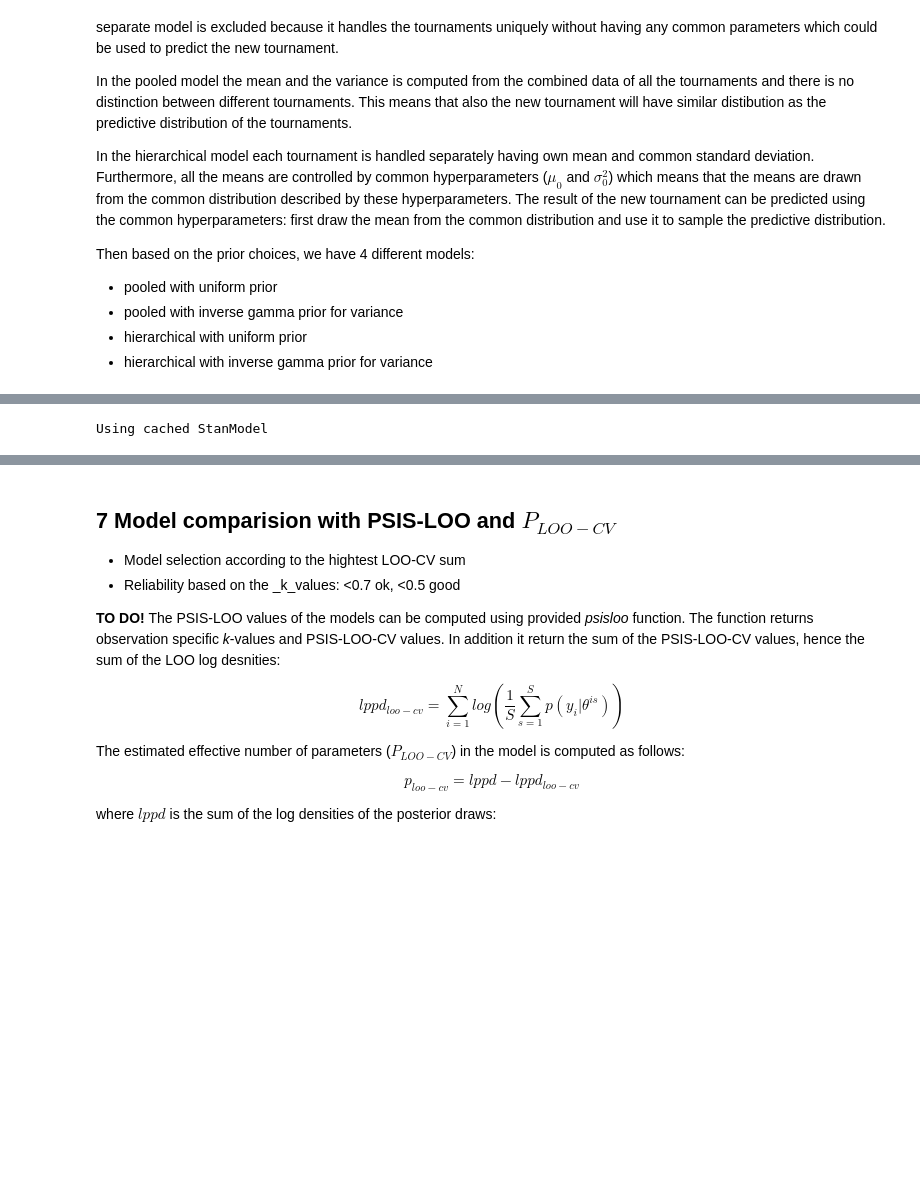
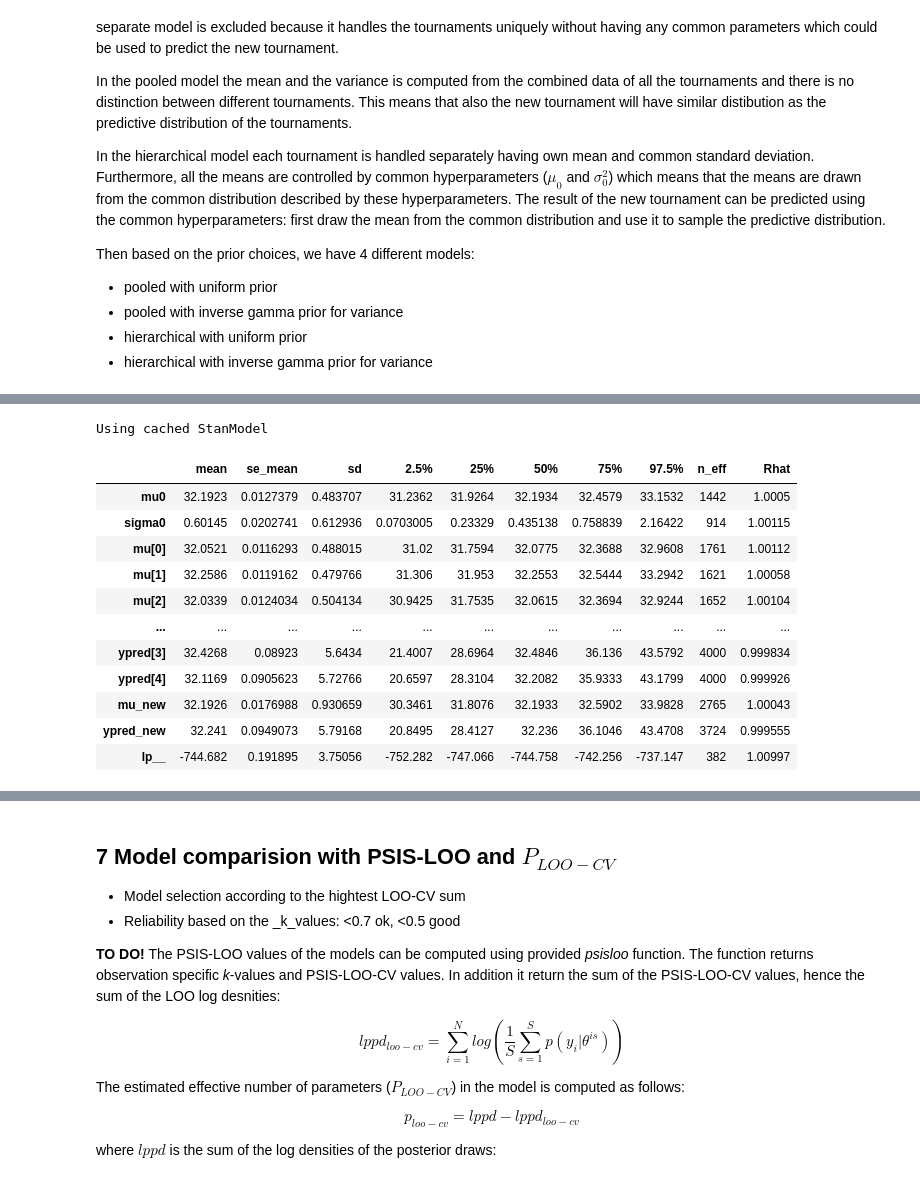
Before and after one commit to fuksi/bda_project_2018, a Jupyter notebook: notebook/BWF Badminton.ipynb, the cells around one changed output, grey strips where cells are left out. Cells and saved outputs as stored; diff of their text form; code cells hidden in the pictures; blank space fills up the shorter version.

```diff
--- a/notebook/BWF Badminton.ipynb
+++ b/notebook/BWF Badminton.ipynb
@@ -183,4 +331,18 @@ INFO:pystan:COMPILING THE C++ CODE FOR MODEL anon_model_fa6169eb72725ff16af37d26
 # %%
-hier_uni_df, hier_uni_fit = compute_model(r'stan_code/hier_uniform_prior.stan', hierarchical_data_model)
+# Fit hierarchical uniform model
+hier_uni_df, hier_uni_fit = compute_model(r'stan_code/hier_uniform_prior.stan', hierarchical_data_model, adapt_delta=0.96)
+print_compact_fit(hier_uni_df)
 # %% [output]
 Using cached StanModel
+|  | mean | se_mean | sd | 2.5% | 25% | 50% | 75% | 97.5% | n_eff | Rhat |
+| mu0 | 32.1923 | 0.0127379 | 0.483707 | 31.2362 | 31.9264 | 32.1934 | 32.4579 | 33.1532 | 1442 | 1.0005 |
+| sigma0 | 0.60145 | 0.0202741 | 0.612936 | 0.0703005 | 0.23329 | 0.435138 | 0.758839 | 2.16422 | 914 | 1.00115 |
+| mu[0] | 32.0521 | 0.0116293 | 0.488015 | 31.02 | 31.7594 | 32.0775 | 32.3688 | 32.9608 | 1761 | 1.00112 |
+| mu[1] | 32.2586 | 0.0119162 | 0.479766 | 31.306 | 31.953 | 32.2553 | 32.5444 | 33.2942 | 1621 | 1.00058 |
+| mu[2] | 32.0339 | 0.0124034 | 0.504134 | 30.9425 | 31.7535 | 32.0615 | 32.3694 | 32.9244 | 1652 | 1.00104 |
+| ... | ... | ... | ... | ... | ... | ... | ... | ... | ... | ... |
+| ypred[3] | 32.4268 | 0.08923 | 5.6434 | 21.4007 | 28.6964 | 32.4846 | 36.136 | 43.5792 | 4000 | 0.999834 |
+| ypred[4] | 32.1169 | 0.0905623 | 5.72766 | 20.6597 | 28.3104 | 32.2082 | 35.9333 | 43.1799 | 4000 | 0.999926 |
+| mu_new | 32.1926 | 0.0176988 | 0.930659 | 30.3461 | 31.8076 | 32.1933 | 32.5902 | 33.9828 | 2765 | 1.00043 |
+| ypred_new | 32.241 | 0.0949073 | 5.79168 | 20.8495 | 28.4127 | 32.236 | 36.1046 | 43.4708 | 3724 | 0.999555 |
+| lp__ | -744.682 | 0.191895 | 3.75056 | -752.282 | -747.066 | -744.758 | -742.256 | -737.147 | 382 | 1.00997 |
```
Also changed, not shown: parts of 29 cells of this notebook.
